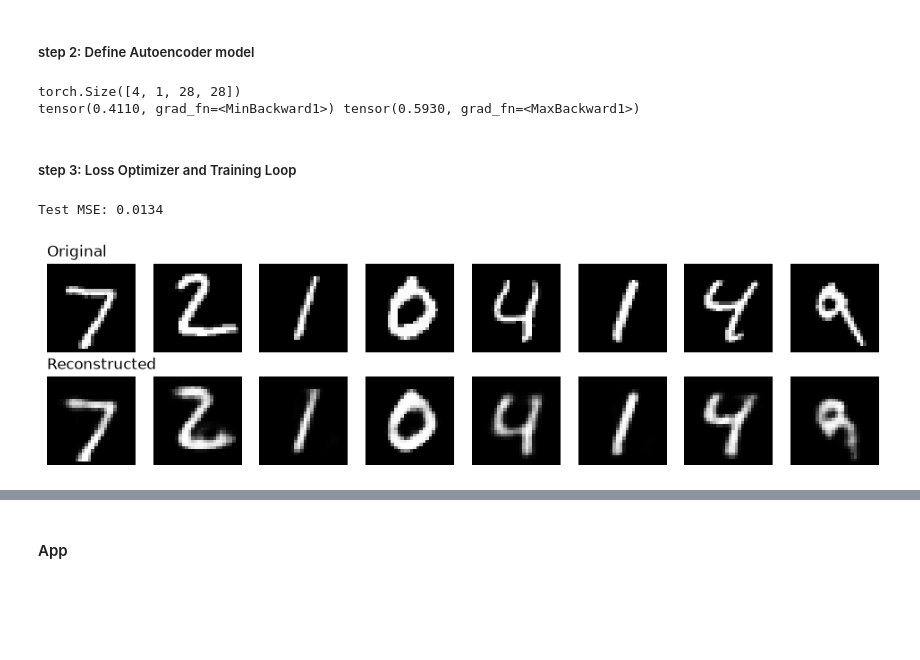
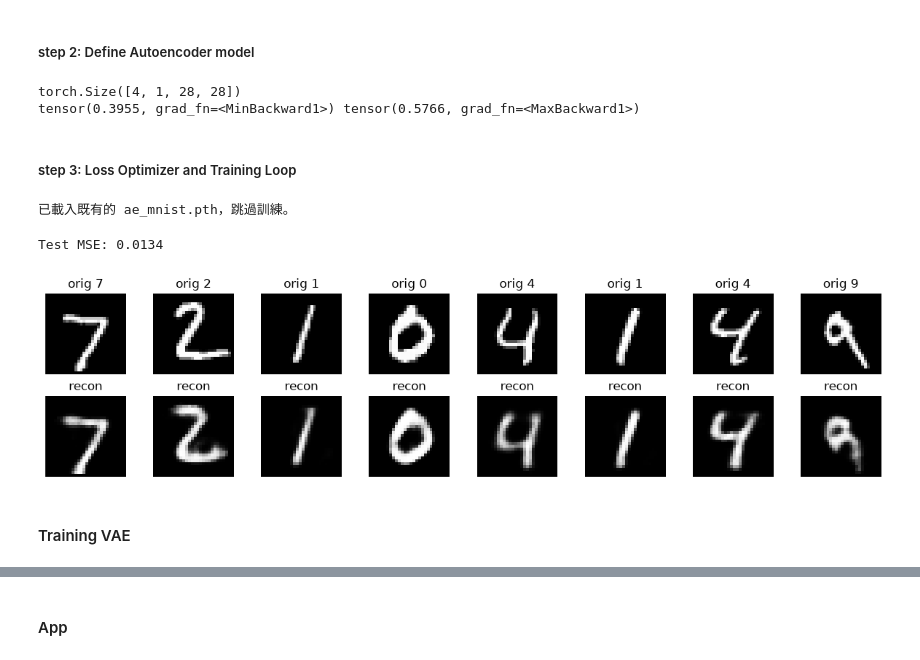
Before and after one commit to onenok/CIS341, a Jupyter notebook: assignment1/src/assignment1/S26202765_assignment1.ipynb, the cells around one changed output, grey strips where cells are left out. Drawn from its saved outputs; the diff is of its cells as text; code cells hidden in the pictures; blank space fills up the shorter version.

```diff
--- a/assignment1/src/assignment1/S26202765_assignment1.ipynb
+++ b/assignment1/src/assignment1/S26202765_assignment1.ipynb
@@ -835,7 +836,7 @@ def solve_analogy(word1: str, word2: str, word3: str):
         top5_predictions = dict(list(top5_predictions.items())[:5])
         # The predicted word is the top prediction
         predicted_word = next(iter(top5_predictions))
-        status_message = "成功找到類比關係。"
+        status_message = "成功找到類比關係. "
 
 
         return predicted_word, top5_predictions, status_message
@@ -948,3 +952,5 @@ transform = transforms.ToTensor()   # PIL 影像 (0–255) → tensor (0.0–1.0
+# %%
+t5_transform = transforms.ToTensor()   # PIL 影像 (0–255) → tensor (0.0–1.0)
 # %% [markdown]
 ##### step 1: Load MNIST dataset and preprocess
 # %%
@@ -970,8 +966,7 @@ test_loader = DataLoader(test_dataset, batch_size=128, shuffle=False)
 # %%
-# 拿一批出來看看形狀對不對
-images, labels = next(iter(train_loader))
+images, labels = next(iter(t5_train_loader))
 print(images.shape)   # 應該是 torch.Size([128, 1, 28, 28])
-print(images.min(), images.max())   # 應該接近 0.0 和 1.0（證明是 0–1 範圍）
+print(images.min(), images.max())   # 應該在 0~1 之間
 # %% [output]
 torch.Size([128, 1, 28, 28])
 tensor(0.) tensor(1.)
@@ -1001,40 +994,38 @@ class Autoencoder(nn.Module):
         x_hat = self.decoder(z)
         return x_hat.view(-1, 1, 28, 28)  # 重塑回 (batch_size, 1, 28, 28)
 # %%
-model = Autoencoder()
+ae_model = Autoencoder()
 x = torch.randn(4, 1, 28, 28)   # 假裝 4 張圖
-out = model(x)
+out = ae_model(x)
 print(out.shape)   # 應該是 torch.Size([4, 1, 28, 28])
-print(out.min(), out.max())   # 應該在 0~1 之間（因為有 Sigmoid）
+print(out.min(), out.max())   # 應該在 0~1 之間(因為有 Sigmoid)
 # %% [output]
 torch.Size([4, 1, 28, 28])
-tensor(0.4110, grad_fn=<MinBackward1>) tensor(0.5930, grad_fn=<MaxBackward1>)
+tensor(0.3955, grad_fn=<MinBackward1>) tensor(0.5766, grad_fn=<MaxBackward1>)
 # %% [markdown]
 ##### step 3: Loss Optimizer and Training Loop
 # %%
-criterion = nn.MSELoss()
-optimizer = torch.optim.Adam(model.parameters(), lr=1e-3)
+optimizer = torch.optim.Adam(ae_model.parameters(), lr=1e-3)
 
 EPOCHS = 10
 
 try:
-    model.load_state_dict(torch.load("ae_mnist.pth"))
+    ae_model.load_state_dict(torch.load("ae_mnist.pth"))
+    print("已載入既有的 ae_mnist.pth, 跳過訓練. ")
 except FileNotFoundError:
-    print("找不到 ae_mnist.pth，將重新訓練模型。")
+    print("找不到 ae_mnist.pth, 將重新訓練模型. ")
     for epoch in range(EPOCHS):
-        model.train()    # 切到訓練模式(在AE沒效果，純練習結構，VAE等時才需要)
+        ae_model.train()
         total_loss = 0.0
-
-        for images, _ in train_loader:         # Loop批資料
-            #zero_grad() → forward → loss → backward() → step()
-            optimizer.zero_grad()              # 清空上一輪的梯度
-            outputs = model(images)            # 前向傳播：計算重建
-            loss = criterion(outputs, images)  # 算 loss
-            loss.backward()                    # 反向傳播：計算梯度
-            optimizer.step()                   # 更新權重
-
-            total_loss += loss.item() * images.size(0) # loss.item(): tensor → float; 乘 batch size instead of 128 以防最後一批可能不滿 128 張
-
-        avg_loss = total_loss / len(train_dataset)
+        for images, _ in t5_train_loader:
+            optimizer.zero_grad()
+            outputs = ae_model(images)            # 前向傳播：計算重建
+            loss = F.mse_loss(outputs, images)  # 算 loss
+            loss.backward()
+            optimizer.step()
+            total_loss += loss.item() * images.size(0)
+        avg_loss = total_loss / len(t5_train_dataset)
         print(f"Epoch {epoch+1}/{EPOCHS}  loss = {avg_loss:.4f}")
+# %% [output]
+已載入既有的 ae_mnist.pth，跳過訓練。
 # %%
@@ -1042,29 +1033,27 @@ torch.save(model.state_dict(), "ae_mnist.pth")
 # %%
 import matplotlib.pyplot as plt
 
-model.eval()  # 切到評估模式
+images, labels = next(iter(t5_test_loader))
+ae_model.eval()
+with torch.no_grad():
+    reconstructions = ae_model(images)
 
-images, labels = next(iter(test_loader))
-with torch.no_grad():
-    reconstructions = model(images)
+mse = F.mse_loss(reconstructions, images)
+print(f"Test MSE: {mse.item():.4f}")
 
-mse = criterion(reconstructions, images)
-print(f"Test MSE: {mse.item():.4f}")
-#=====================================================
 n = 8   # 看 8 張
 fig, axes = plt.subplots(2, n, figsize=(n*1.5, 3))
-
 for i in range(n):
-    # 上排：原圖
-    axes[0, 0].set_title("Original", loc="left")   # 或整張圖 suptitle
-    axes[0, i].imshow(images[i].squeeze(), cmap="gray")
+    axes[0, i].imshow(images[i].squeeze(0), cmap="gray")
+    axes[0, i].set_title(f"orig {labels[i].item()}")
     axes[0, i].axis("off")
-    # 下排：重建
-    axes[1, 0].set_title("Reconstructed", loc="left")
-    axes[1, i].imshow(reconstructions[i].squeeze(), cmap="gray")
+    axes[1, i].imshow(reconstructions[i].squeeze(0), cmap="gray")
+    axes[1, i].set_title("recon")
     axes[1, i].axis("off")
-
+plt.tight_layout()
 plt.show()
 # %% [output]
 Test MSE: 0.0134
-[figure, old version]
+[figure, new version]
+# %% [markdown]
+#### Training VAE
```
Also changed, not shown: parts of 42 cells of this notebook, 17 other files.
